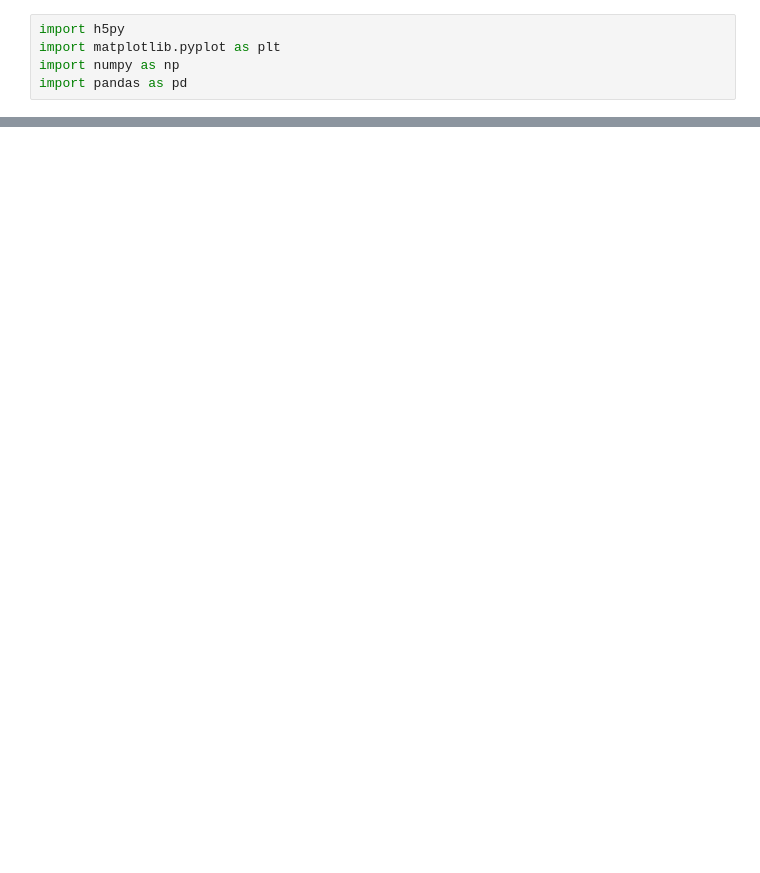
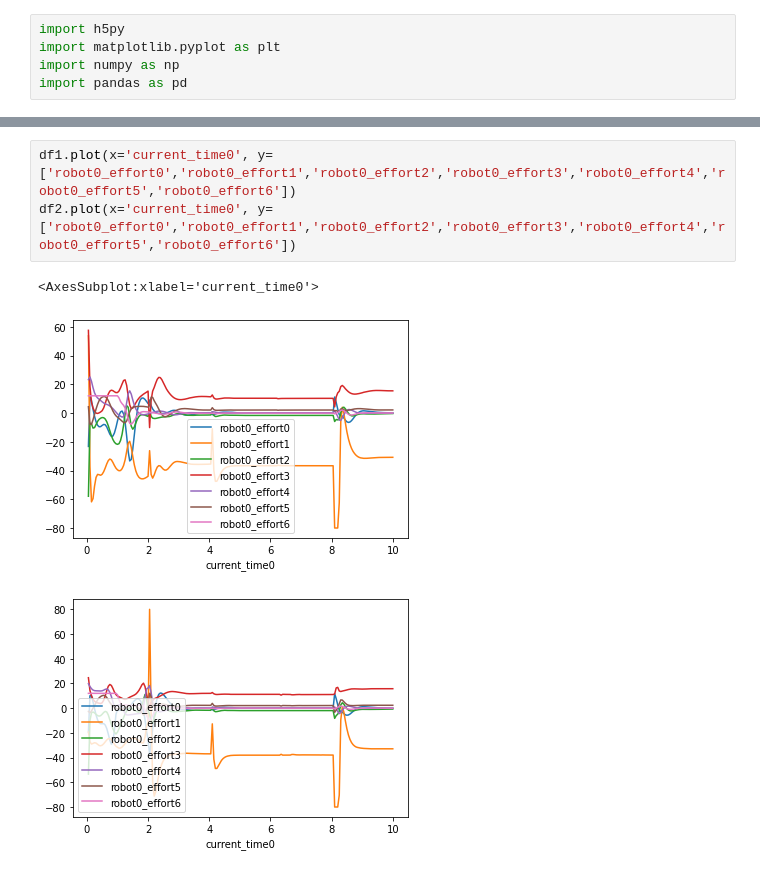
Before and after one commit to jdekarske/3d-robot-prognostics, a Jupyter notebook: somegraphs.ipynb, the cells around one changed output, grey strips where cells are left out. Saved outputs shown, nothing was run; the diff lists cells and outputs as text; blank space fills up the shorter version.

Commit message:
add effort graphs

```diff
--- a/somegraphs.ipynb
+++ b/somegraphs.ipynb
@@ -43,0 +44,7 @@ df2.plot(x='current_time0', y=['robot0_joint_pos0','robot0_joint_pos1','robot0_j
+# %%
+df1.plot(x='current_time0', y=['robot0_effort0','robot0_effort1','robot0_effort2','robot0_effort3','robot0_effort4','robot0_effort5','robot0_effort6'])
+df2.plot(x='current_time0', y=['robot0_effort0','robot0_effort1','robot0_effort2','robot0_effort3','robot0_effort4','robot0_effort5','robot0_effort6'])
+# %% [output]
+<AxesSubplot:xlabel='current_time0'>
+[figure, added]
+[figure, added]
```
Also changed, not shown: parts of 3 cells of this notebook.
